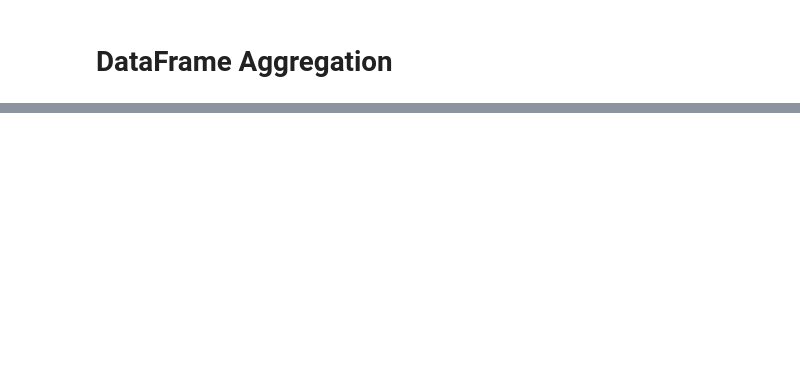
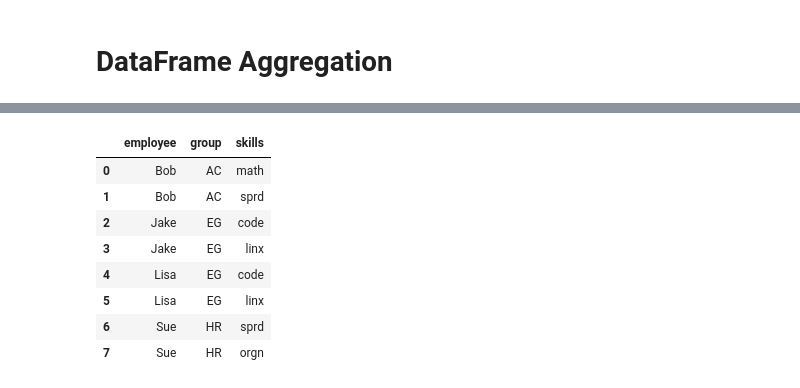
Before and after one commit to EnasVen/Python, a Jupyter notebook: Pandas/06_DataFrameAggregation.ipynb, the cells around one changed output, grey strips where cells are left out. Saved outputs shown, nothing was run; the diff lists cells and outputs as text; code cells hidden in the pictures; blank space fills up the shorter version.

```diff
--- a/Pandas/06_DataFrameAggregation.ipynb
+++ b/Pandas/06_DataFrameAggregation.ipynb
@@ -8,0 +262,4 @@ import pandas as pd
+# %%
+df1 = pd.DataFrame({'employee':['Bob','Jake','Lisa','Sue'] , 'group':['AC','EG','EG','HR']})
+df2 = pd.DataFrame({'employee':['Lisa','Bob','Jake','Sue'] , 'hire_date':[2004,2008,2012,2014]})
+print(df1) ; print(df2)
@@ -8,0 +308,3 @@ import pandas as pd
+# %%
+df5 = pd.DataFrame({'group':['AC','AC','EG','EG','HR','HR'] , 'skills':['math','sprd','code','linx','sprd','orgn']})
+df5
@@ -8,0 +319,14 @@ import pandas as pd
+# %%
+# 和SQL相同，多對多的時候，會成對展開
+# 可以看到每一個人名都根據group和skills的種類各數成對展開
+pd.merge(df1, df5)
+# %% [output]
+|  | employee | group | skills |
+| 0 | Bob | AC | math |
+| 1 | Bob | AC | sprd |
+| 2 | Jake | EG | code |
+| 3 | Jake | EG | linx |
+| 4 | Lisa | EG | code |
+| 5 | Lisa | EG | linx |
+| 6 | Sue | HR | sprd |
+| 7 | Sue | HR | orgn |
```
Also changed, not shown: parts of 51 cells of this notebook.
